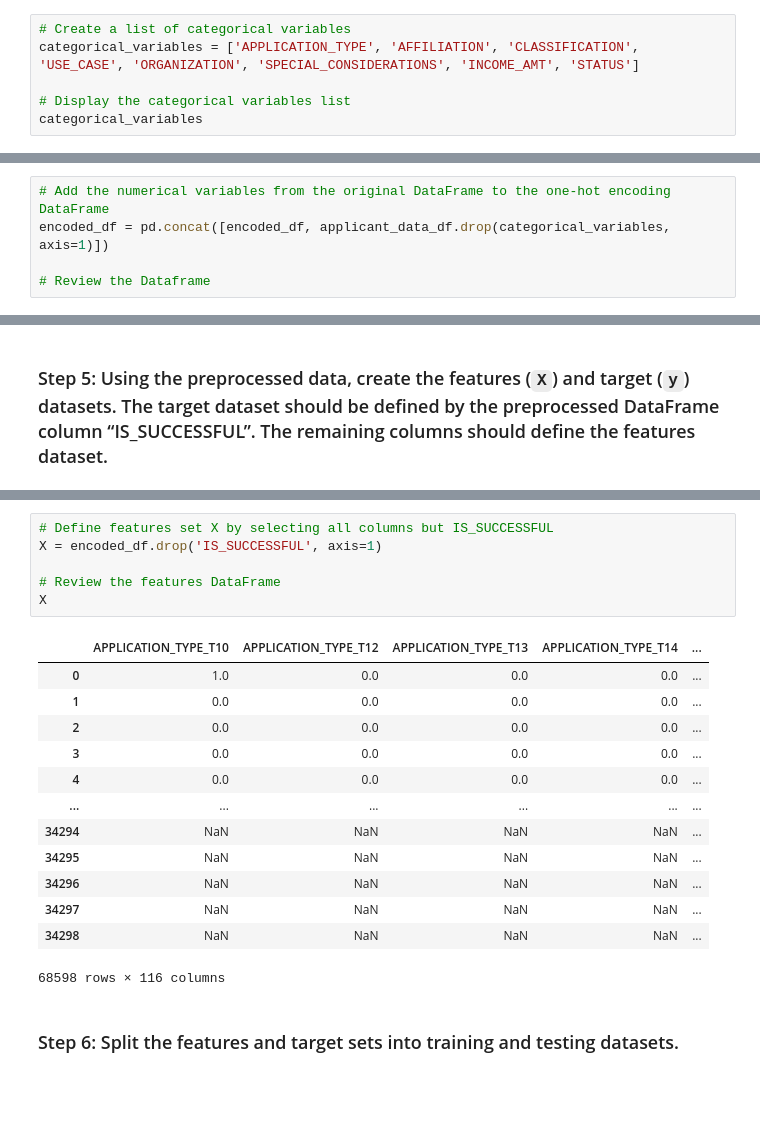
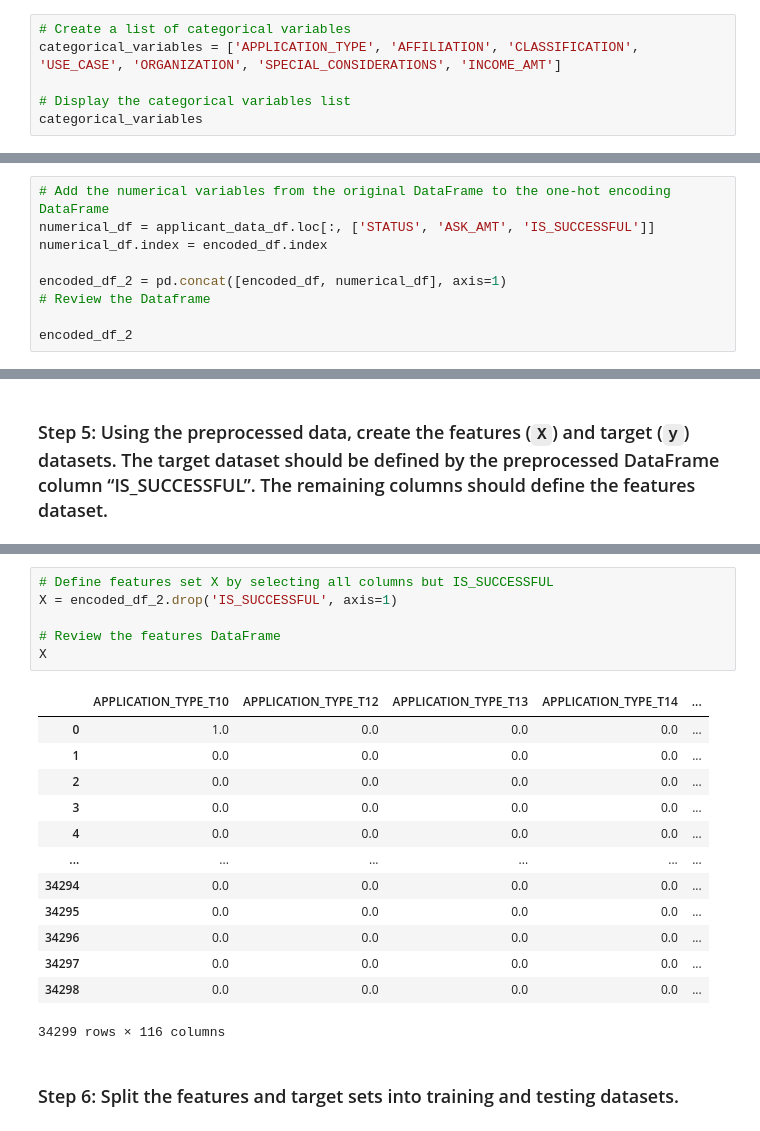
Before and after one commit to jpdoyle123/Module_13_Challenge, a Jupyter notebook: Module_13_Challenge_Starter_Code-5/GC_venture_funding_with_deep_learning.ipynb, the cells around one changed output, grey strips where cells are left out. Drawn from its saved outputs; the diff is of its cells as text; blank space fills up the shorter version.

```diff
--- a/Module_13_Challenge_Starter_Code-5/GC_venture_funding_with_deep_learning.ipynb
+++ b/Module_13_Challenge_Starter_Code-5/GC_venture_funding_with_deep_learning.ipynb
@@ -151,7 +151,7 @@ applicant_data_df.head()
 ### Step 3: Encode the dataset’s categorical variables using `OneHotEncoder`, and then place the encoded variables into a new DataFrame.
 # %%
 # Create a list of categorical variables
-categorical_variables = ['APPLICATION_TYPE', 'AFFILIATION', 'CLASSIFICATION', 'USE_CASE', 'ORGANIZATION', 'SPECIAL_CONSIDERATIONS', 'INCOME_AMT', 'STATUS']
+categorical_variables = ['APPLICATION_TYPE', 'AFFILIATION', 'CLASSIFICATION', 'USE_CASE', 'ORGANIZATION', 'SPECIAL_CONSIDERATIONS', 'INCOME_AMT']
 
 # Display the categorical variables list
 categorical_variables
@@ -193,6 +198,10 @@ encoded_df.head()
 > **Note** To complete this step, you will employ the Pandas `concat()` function that was introduced earlier in this course.
 # %%
 # Add the numerical variables from the original DataFrame to the one-hot encoding DataFrame
-encoded_df = pd.concat([encoded_df, applicant_data_df.drop(categorical_variables, axis=1)])
+numerical_df = applicant_data_df.loc[:, ['STATUS', 'ASK_AMT', 'IS_SUCCESSFUL']]
+numerical_df.index = encoded_df.index
 
+encoded_df_2 = pd.concat([encoded_df, numerical_df], axis=1)
 # Review the Dataframe
+
+encoded_df_2
@@ -220,23 +243,23 @@ y
 # %%
 # Define features set X by selecting all columns but IS_SUCCESSFUL
-X = encoded_df.drop('IS_SUCCESSFUL', axis=1)
+X = encoded_df_2.drop('IS_SUCCESSFUL', axis=1)
 
 # Review the features DataFrame
 X
 # %% [output]
 |  | APPLICATION_TYPE_T10 | APPLICATION_TYPE_T12 | APPLICATION_TYPE_T13 | APPLICATION_TYPE_T14 | ... |
 | 0 | 1.0 | 0.0 | 0.0 | 0.0 | ... |
 | 1 | 0.0 | 0.0 | 0.0 | 0.0 | ... |
 | 2 | 0.0 | 0.0 | 0.0 | 0.0 | ... |
 | 3 | 0.0 | 0.0 | 0.0 | 0.0 | ... |
 | 4 | 0.0 | 0.0 | 0.0 | 0.0 | ... |
 | ... | ... | ... | ... | ... | ... |
-| 34294 | NaN | NaN | NaN | NaN | ... |
-| 34295 | NaN | NaN | NaN | NaN | ... |
-| 34296 | NaN | NaN | NaN | NaN | ... |
-| 34297 | NaN | NaN | NaN | NaN | ... |
-| 34298 | NaN | NaN | NaN | NaN | ... |
+| 34294 | 0.0 | 0.0 | 0.0 | 0.0 | ... |
+| 34295 | 0.0 | 0.0 | 0.0 | 0.0 | ... |
+| 34296 | 0.0 | 0.0 | 0.0 | 0.0 | ... |
+| 34297 | 0.0 | 0.0 | 0.0 | 0.0 | ... |
+| 34298 | 0.0 | 0.0 | 0.0 | 0.0 | ... |
-68598 rows × 116 columns
+34299 rows × 116 columns
 # %% [markdown]
 ### Step 6: Split the features and target sets into training and testing datasets.
 # %%
```
Also changed, not shown: parts of 29 cells of this notebook.
